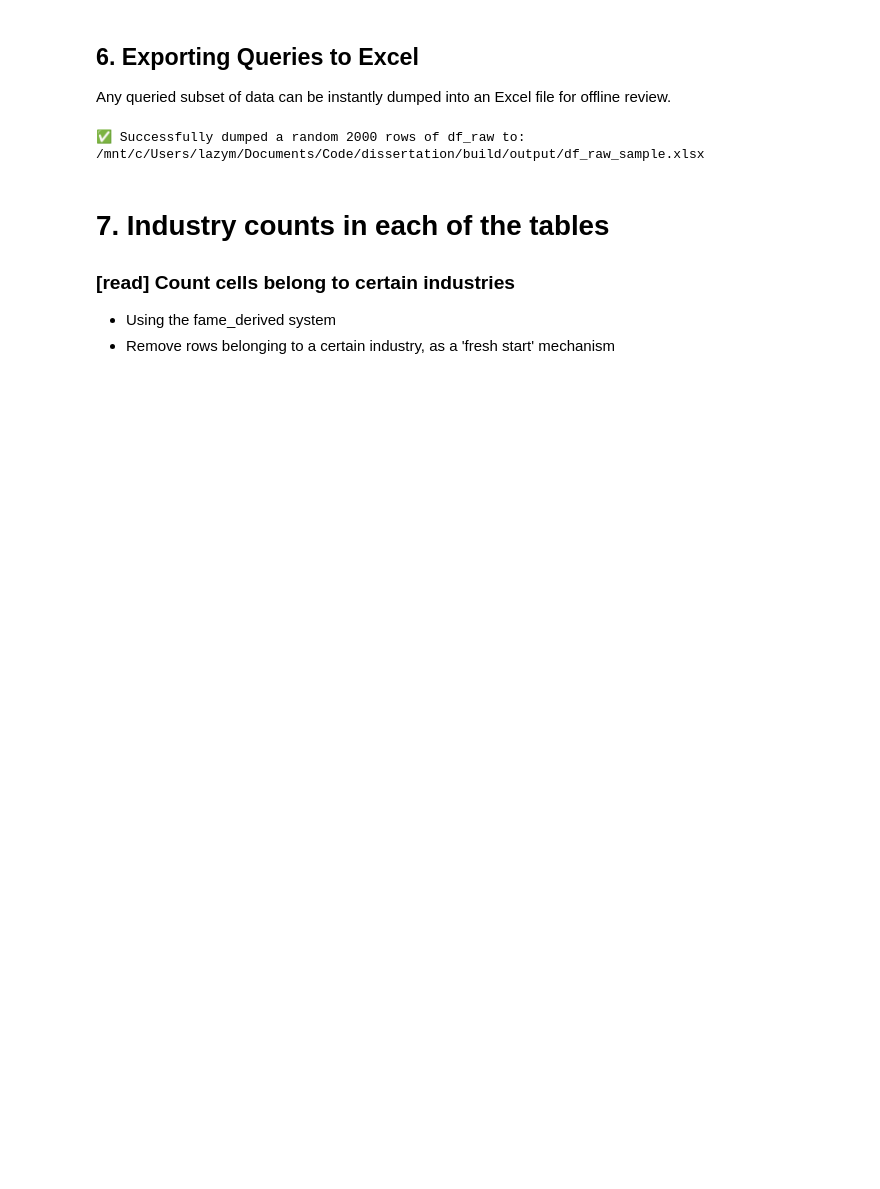
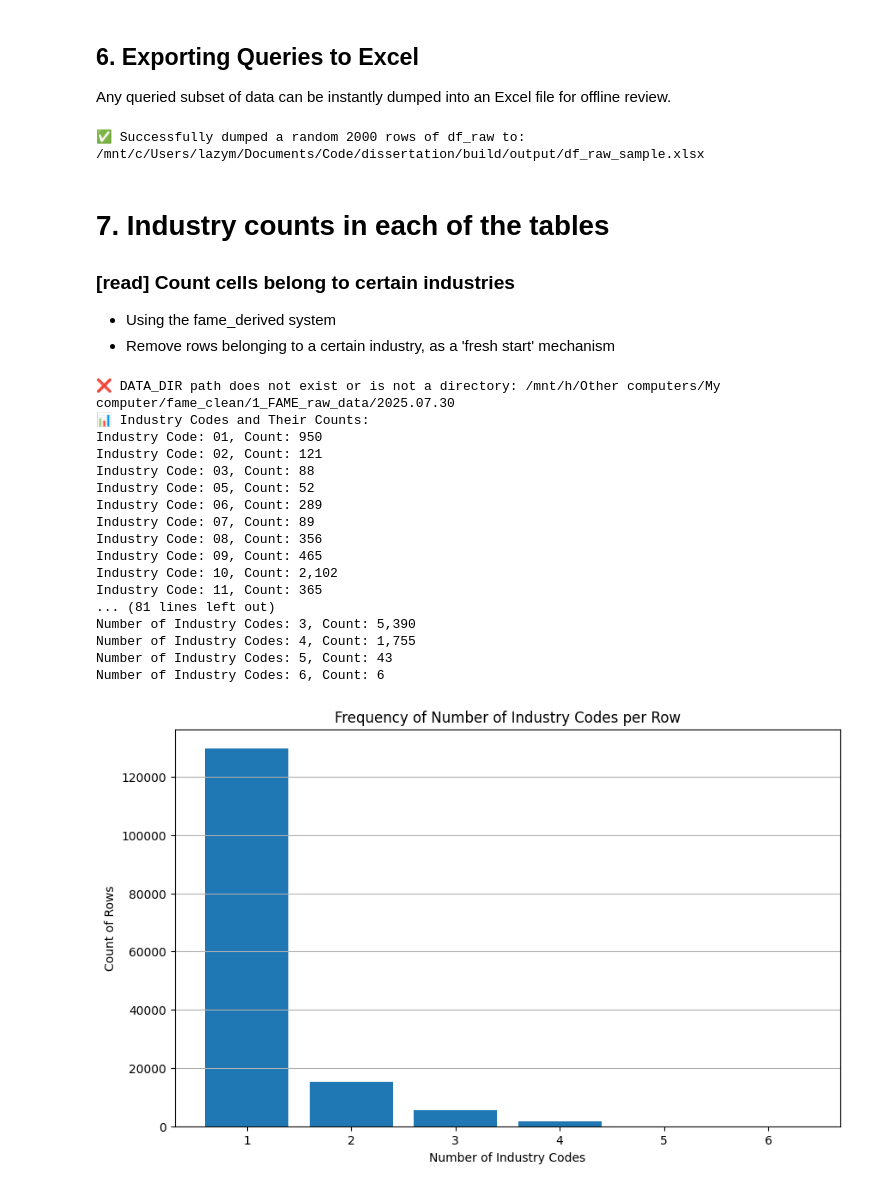
Before and after one commit to aloysiuslip/ucl-diss-ECON0079, a Jupyter notebook: build/src/main_0_inspect.ipynb, the cells around one changed output. Saved outputs shown, nothing was run; the diff lists cells and outputs as text; code cells hidden in the pictures; blank space fills up the shorter version.

Commit message:
Better outputted industry distribution

```diff
--- a/build/src/main_0_inspect.ipynb
+++ b/build/src/main_0_inspect.ipynb
@@ -24,6 +24,7 @@ class Dirs:
     data_dir: Path = None       # type: ignore
     output_dir: Path = None     # type: ignore
     input_dir: Path = None      # type: ignore
+    db_path: Path = None         # type: ignore
 dirs = Dirs()
 
 try:
@@ -373,23 +458,72 @@ print(f"✅ Successfully dumped a random {row_count} rows of df_raw to: {out_fil
 # %%
 # connect to fame_derived and group by industry_codes
 # count the number of rows belonging to each group (unique industry_codes)
 # Sort the results in ascending order of industry_codes
 # Output the result (as a table, with counts as the column)
 import ibis
+from ibis import _
+import matplotlib.pyplot as plt
 from utils.f_0_dirs import get_data_dirs
 
 dirs = get_data_dirs()
 con = ibis.duckdb.connect(str(dirs.db_path))
-dirs = get_data_dirs()
 fame_derived = con.table("fame_fixed_filtered")
-industry_counts = (
-    fame_derived
-    .group_by("industry_codes")
-    .aggregate(count=fame_derived.count())
-    .order_by("industry_codes")
+
+industry_counts = fame_derived.mutate(industry_codes_split=fame_derived.industry_codes.split(","))
+
+# industry_codes are a comma-separated string of codes
+# as each row could have multiple industry values
+# Within SQL, separate them, and then count each unique value.
+industry_counts_one = (
+    fame_derived.mutate(industry_codes_split=fame_derived.industry_codes.split(","))
+    .unnest("industry_codes_split")
+    .group_by("industry_codes_split")
+    .aggregate(count=_.count())
+    .order_by("industry_codes_split")
 )
+
+# Additionally, we want to see how many rows have just 1 industry code, 2, 3 etc.
+industry_counts_freq = (
+    fame_derived.mutate(industry_codes_count=fame_derived.industry_codes.split(",").length())
+    .group_by("industry_codes_count")
+    .aggregate(count=_.count())
+    .order_by("industry_codes_count")
+)
+
 # Execute and display the results
-df_industry_counts = industry_counts.execute()
 print("📊 Industry Codes and Their Counts:")
+df_industry_counts = industry_counts_one.execute()
 for index, row in df_industry_counts.iterrows():
-    print(f"Industry Code: {row['industry_codes']}, Count: {row['count']:,}")
+    print(f"Industry Code: {row['industry_codes_split']}, Count: {row['count']:,}")
+
+print("📊 Frequency of Number of Industry Codes per Row:")
+df_industry_counts_freq = industry_counts_freq.execute()
+for index, row in df_industry_counts_freq.iterrows():
+    print(f"Number of Industry Codes: {row['industry_codes_count']}, Count: {row['count']:,}")
+plt.figure(figsize=(10, 6))
+plt.bar(df_industry_counts_freq['industry_codes_count'], df_industry_counts_freq['count'])
+plt.xlabel('Number of Industry Codes')
+plt.ylabel('Count of Rows')
+plt.title('Frequency of Number of Industry Codes per Row')
+plt.xticks(df_industry_counts_freq['industry_codes_count'])
+plt.grid(axis='y')
+plt.show()
+# %% [output]
+❌ DATA_DIR path does not exist or is not a directory: /mnt/h/Other computers/My computer/fame_clean/1_FAME_raw_data/2025.07.30
+📊 Industry Codes and Their Counts:
+Industry Code: 01, Count: 950
+Industry Code: 02, Count: 121
+Industry Code: 03, Count: 88
+Industry Code: 05, Count: 52
+Industry Code: 06, Count: 289
+Industry Code: 07, Count: 89
+Industry Code: 08, Count: 356
+Industry Code: 09, Count: 465
+Industry Code: 10, Count: 2,102
+Industry Code: 11, Count: 365
+... (81 lines left out)
+Number of Industry Codes: 3, Count: 5,390
+Number of Industry Codes: 4, Count: 1,755
+Number of Industry Codes: 5, Count: 43
+Number of Industry Codes: 6, Count: 6
+[figure, added]
```
Also changed, not shown: parts of 7 cells of this notebook, 1 other file.
